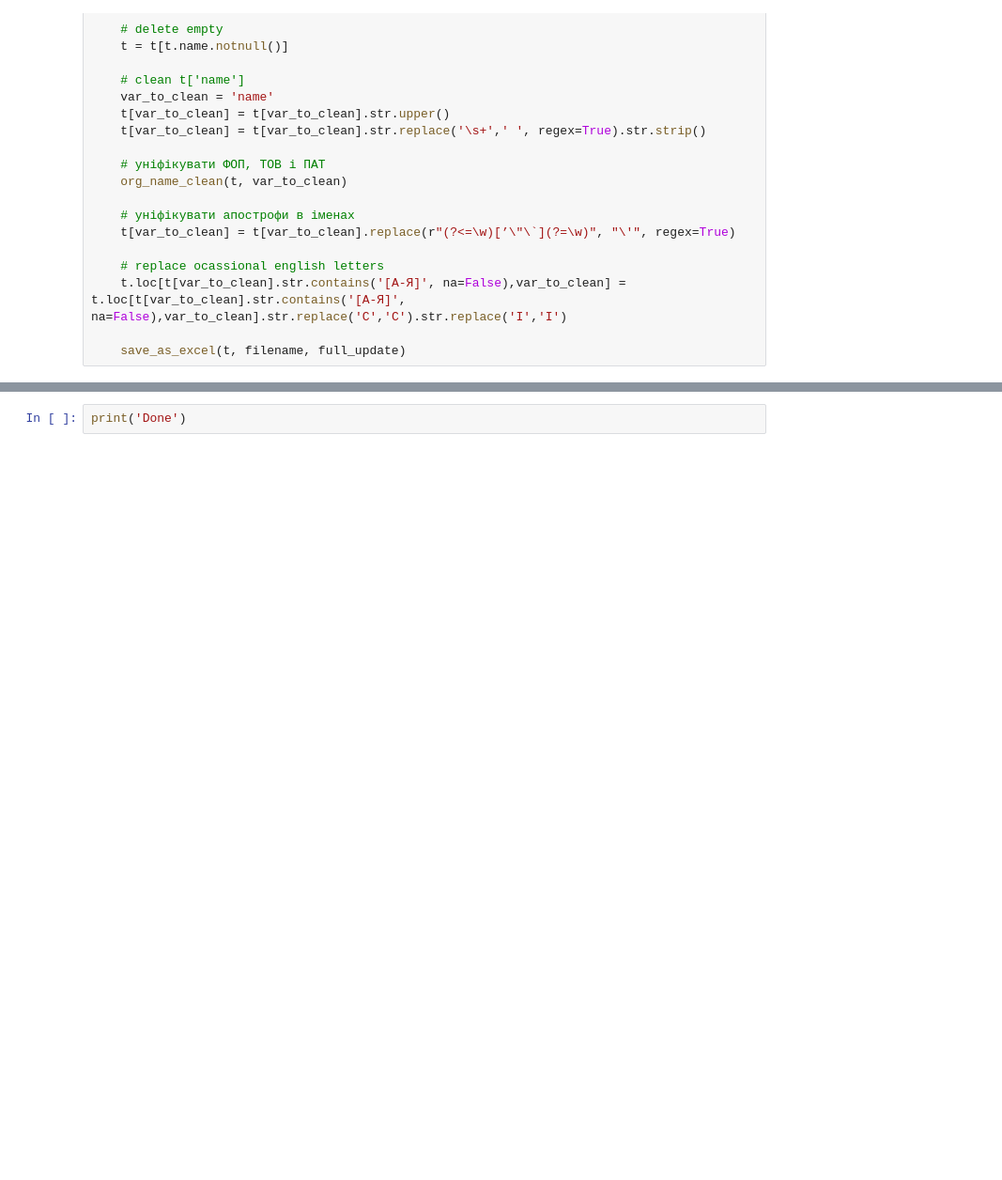
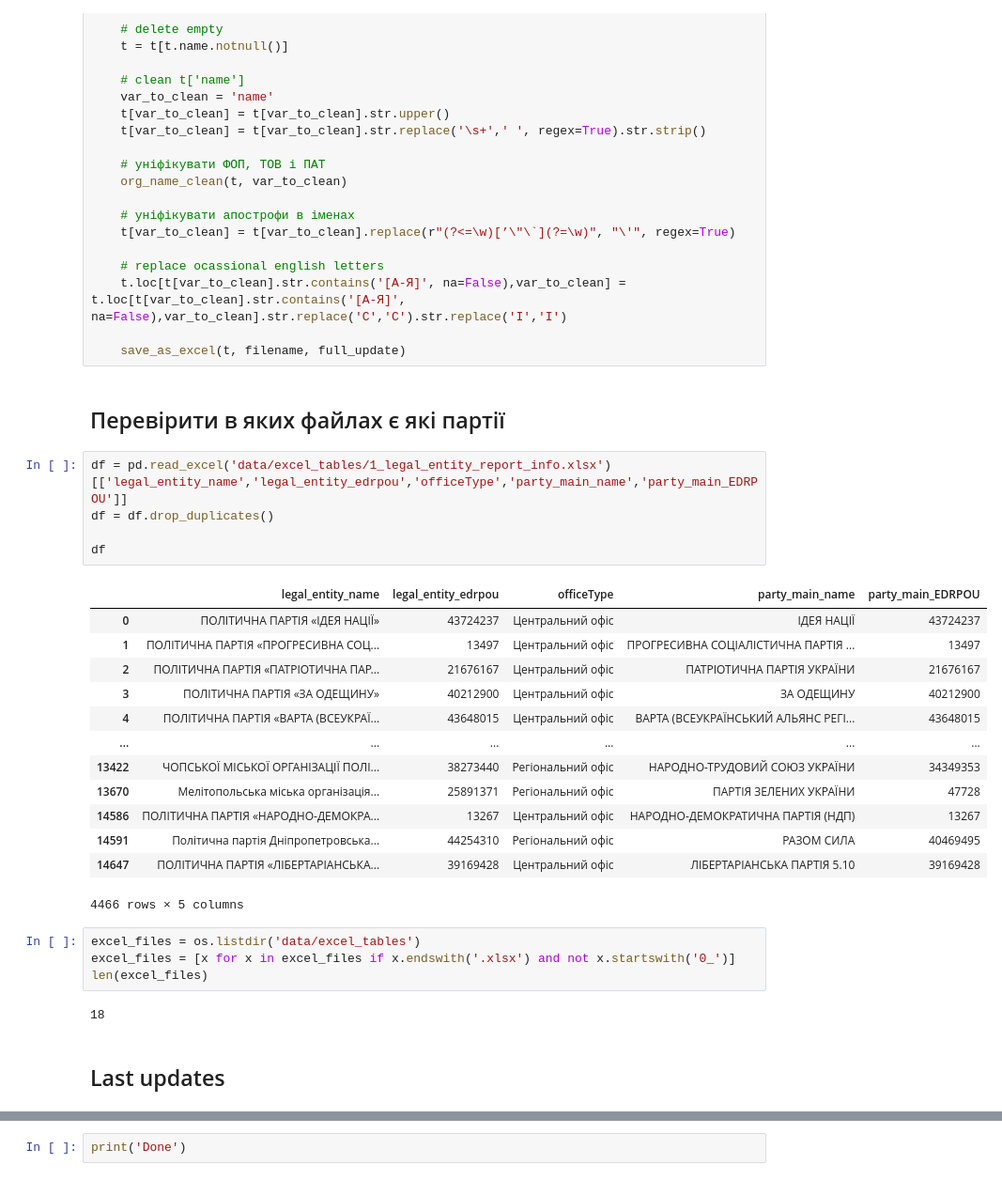
Before and after one commit to texty/politdata_nazk_tables, a Jupyter notebook: main.ipynb, the cells around one changed output, grey strips where cells are left out. Shown: that part at 94% size. Cells and saved outputs as stored; diff of their text form; blank space fills up the shorter version.

Commit message:
add more tables and update

```diff
--- a/main.ipynb
+++ b/main.ipynb
@@ -815,3 +830,32 @@ if len(table) > 0:
     t.loc[t[var_to_clean].str.contains('[А-Я]', na=False),var_to_clean] = t.loc[t[var_to_clean].str.contains('[А-Я]', na=False),var_to_clean].str.replace('C','С').str.replace('I','І')
 
     save_as_excel(t, filename, full_update)
+# %% [markdown]
+## Перевірити в яких файлах є які партії
+# %%
+df = pd.read_excel('data/excel_tables/1_legal_entity_report_info.xlsx')[['legal_entity_name','legal_entity_edrpou','officeType','party_main_name','party_main_EDRPOU']]
+df = df.drop_duplicates()
+
+df
+# %% [output]
+|  | legal_entity_name | legal_entity_edrpou | officeType | party_main_name | party_main_EDRPOU |
+| 0 | ПОЛІТИЧНА ПАРТІЯ «ІДЕЯ НАЦІЇ» | 43724237 | Центральний офіс | ІДЕЯ НАЦІЇ | 43724237 |
+| 1 | ПОЛІТИЧНА ПАРТІЯ «ПРОГРЕСИВНА СОЦ... | 13497 | Центральний офіс | ПРОГРЕСИВНА СОЦІАЛІСТИЧНА ПАРТІЯ ... | 13497 |
+| 2 | ПОЛІТИЧНА ПАРТІЯ «ПАТРІОТИЧНА ПАР... | 21676167 | Центральний офіс | ПАТРІОТИЧНА ПАРТІЯ УКРАЇНИ | 21676167 |
+| 3 | ПОЛІТИЧНА ПАРТІЯ «ЗА ОДЕЩИНУ» | 40212900 | Центральний офіс | ЗА ОДЕЩИНУ | 40212900 |
+| 4 | ПОЛІТИЧНА ПАРТІЯ «ВАРТА (ВСЕУКРАЇ... | 43648015 | Центральний офіс | ВАРТА (ВСЕУКРАЇНСЬКИЙ АЛЬЯНС РЕГІ... | 43648015 |
+| ... | ... | ... | ... | ... | ... |
+| 13422 | ЧОПСЬКОЇ МІСЬКОЇ ОРГАНІЗАЦІЇ ПОЛІ... | 38273440 | Регіональний офіс | НАРОДНО-ТРУДОВИЙ СОЮЗ УКРАЇНИ | 34349353 |
+| 13670 | Мелітопольська міська організація... | 25891371 | Регіональний офіс | ПАРТІЯ ЗЕЛЕНИХ УКРАЇНИ | 47728 |
+| 14586 | ПОЛІТИЧНА ПАРТІЯ «НАРОДНО-ДЕМОКРА... | 13267 | Центральний офіс | НАРОДНО-ДЕМОКРАТИЧНА ПАРТІЯ (НДП) | 13267 |
+| 14591 | Політична партія Дніпропетровська... | 44254310 | Регіональний офіс | РАЗОМ СИЛА | 40469495 |
+| 14647 | ПОЛІТИЧНА ПАРТІЯ «ЛІБЕРТАРІАНСЬКА... | 39169428 | Центральний офіс | ЛІБЕРТАРІАНСЬКА ПАРТІЯ 5.10 | 39169428 |
+4466 rows × 5 columns
+# %%
+excel_files = os.listdir('data/excel_tables')
+excel_files = [x for x in excel_files if x.endswith('.xlsx') and not x.startswith('0_')]
+len(excel_files)
+# %% [output]
+18
+# %% [markdown]
+## Last updates
```
Also changed, not shown: parts of 14 cells of this notebook, 23 other files.
